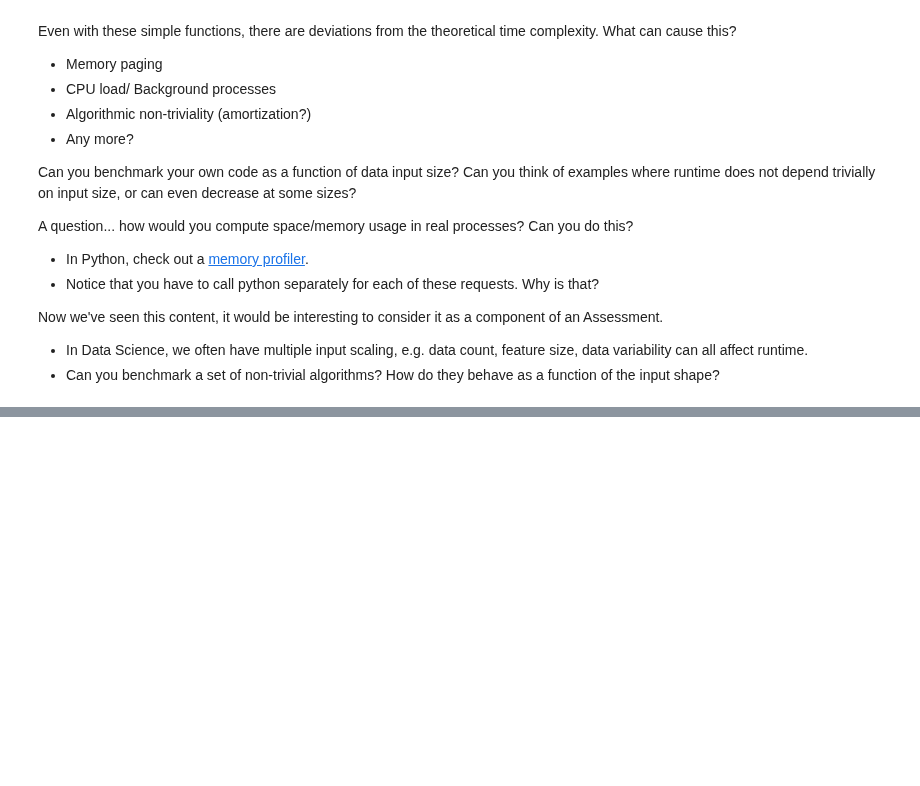
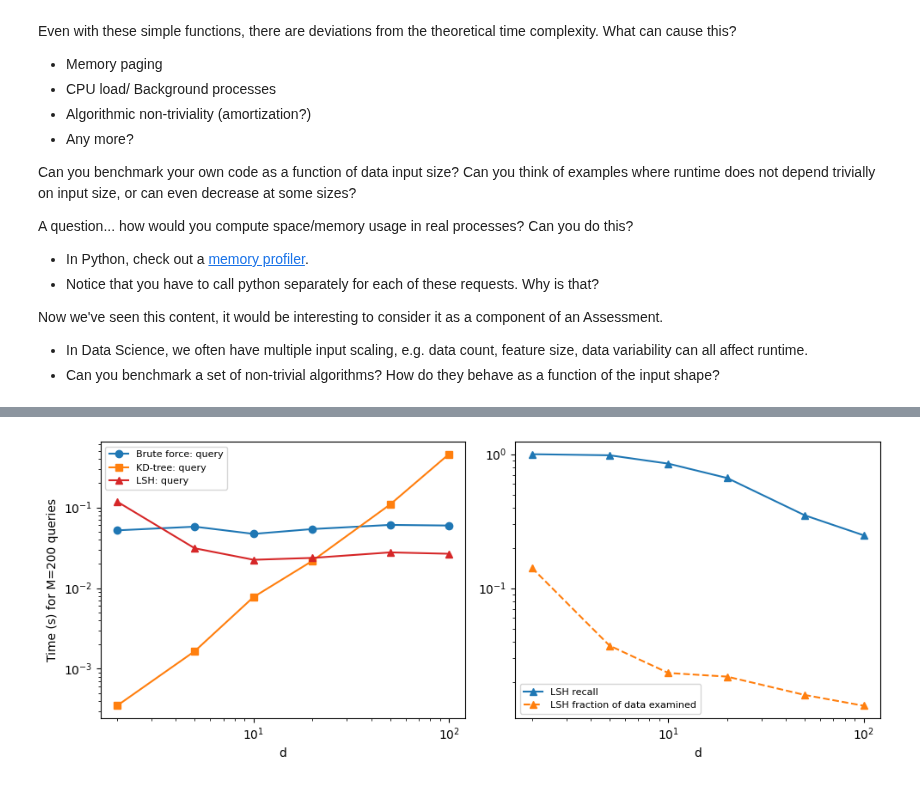
Before and after one commit to dsbristol/dst, a Jupyter notebook: assets/workshops/block08-TimeComplexity.ipynb, the cells around one changed output, grey strips where cells are left out. Cells and saved outputs as stored; diff of their text form; code cells hidden in the pictures; blank space fills up the shorter version.

```diff
--- a/assets/workshops/block08-TimeComplexity.ipynb
+++ b/assets/workshops/block08-TimeComplexity.ipynb
@@ -328,0 +556,20 @@ Now we've seen this content, it would be interesting to consider it as a compone
+# %%
+knn_d = [benchmark_knn(30000, d) for d in [2, 5, 10, 20, 50, 100]]
+D = col(knn_d, 'd')
+
+fig, ax = plt.subplots(1, 2, figsize=(10, 4))
+ax[0].plot(D, col(knn_d, 'brute_query'), 'o-', label='Brute force: query')
+ax[0].plot(D, col(knn_d, 'kd_query'), 's-', label='KD-tree: query')
+ax[0].plot(D, col(knn_d, 'lsh_query'), '^-', color='C3', label='LSH: query')
+ax[0].set_xscale('log'); ax[0].set_yscale('log')
+ax[0].set_xlabel('d'); ax[0].set_ylabel('Time (s) for M=200 queries')
+ax[0].legend(fontsize=8)
+ax[1].plot(D, col(knn_d, 'lsh_recall'), '^-', label='LSH recall')
+ax[1].plot(D, col(knn_d, 'lsh_cand_frac'), '^--', label='LSH fraction of data examined')
+ax[1].set_xscale('log'); ax[1].set_yscale('log')
+ax[1].set_xlabel('d')
+ax[1].legend(fontsize=8)
+plt.tight_layout()
+plt.show()
+# %% [output]
+[figure, added]
```
Also changed, not shown: parts of 18 cells of this notebook, 44 other files.
